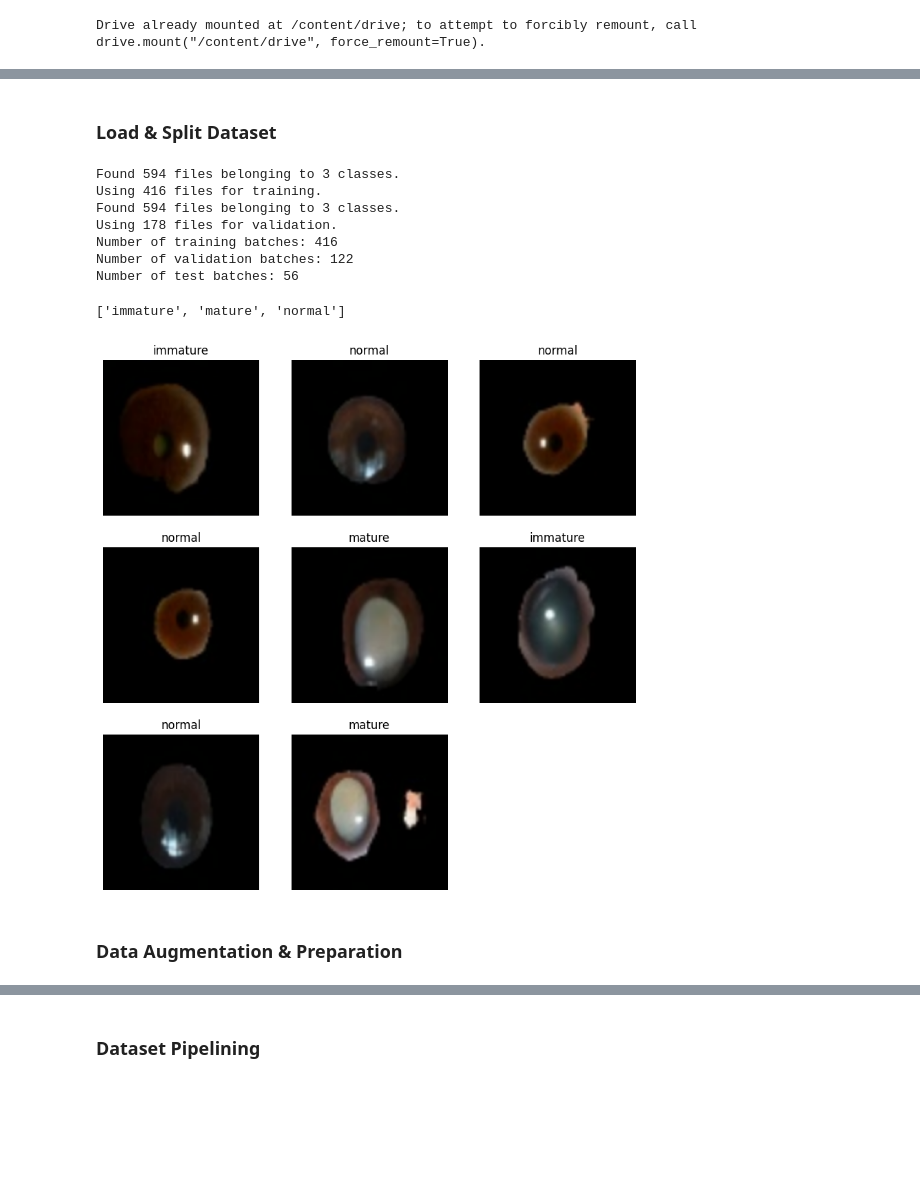
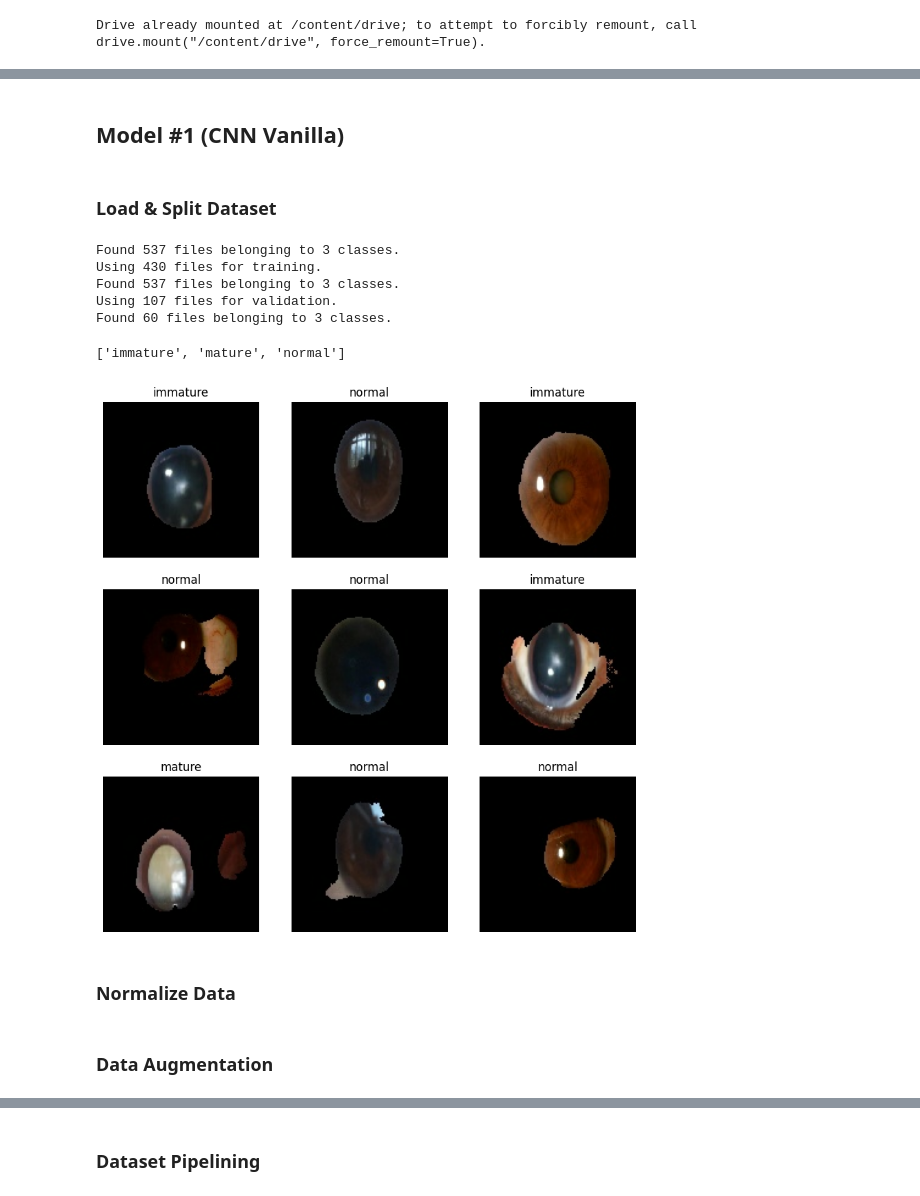
Before and after one commit to aimarabimanyu/Sistem-Diagnosa-Katarak-CNN-UNET, a Jupyter notebook: classification_model.ipynb, the cells around one changed output, grey strips where cells are left out. Saved outputs shown, nothing was run; the diff lists cells and outputs as text; code cells hidden in the pictures; blank space fills up the shorter version.

Commit message:
new improved model, hot fix on model_inference.py

```diff
--- a/classification_model.ipynb
+++ b/classification_model.ipynb
@@ -29,25 +29,28 @@ print("Num GPUs Available: ", len(tf.config.experimental.list_physical_devices('
 Num GPUs Available:  1
 # %%
 # Set Parameters
-DATASET_DIR = "/content/drive/MyDrive/Skripsi/v_0.0.2/datasets/classification_datasets/roboflow_cataract_segmented/"
-TEST_PREDICT_DIR = "/content/drive/MyDrive/Skripsi/v_0.0.2/datasets/test_predict/"
-SAVE_MODEL_PATH = '/content/drive/MyDrive/Skripsi/v_0.0.2/models/classification_model_2/'
+TRAIN_DATASET_DIR = "/content/drive/MyDrive/Skripsi/v_0.0.2/datasets/classification_datasets/roboflow_cataract_segmented_128_split/train/"
+TEST_DATASET_DIR = "/content/drive/MyDrive/Skripsi/v_0.0.2/datasets/classification_datasets/roboflow_cataract_segmented_128_split/test/"
+TEST_PREDICT_DIR = "/content/drive/MyDrive/Skripsi/v_0.0.2/datasets/test_predict_seg/"
+SAVE_MODEL_PATH = '/content/drive/MyDrive/Skripsi/v_0.0.2/models/classification_model_1/'
 
-BATCH_SIZE = 8
-VAL_RATIO = 0.3
-SHUFFLE_BUFFER_SIZE = 1100
+BATCH_SIZE = 32
+VAL_RATIO = 0.2
+SHUFFLE_BUFFER_SIZE = 1000
 
 IMG_HEIGHT = 128
 IMG_WIDTH = 128
 
 SHUFFLE_VALUE = True
 AUTOTUNE = tf.data.AUTOTUNE
+# %% [markdown]
+## Model #1 (CNN Vanilla)
 # %% [markdown]
 ### Load & Split Dataset
 # %%
-# Make Train Dataset
+# Create Training Dataset
 train_ds = keras.utils.image_dataset_from_directory(
-    directory=DATASET_DIR,
+    directory=TRAIN_DATASET_DIR,
     validation_split=VAL_RATIO,
     subset="training",
     seed=123,
@@ -56,9 +59,9 @@ train_ds = keras.utils.image_dataset_from_directory(
     shuffle=SHUFFLE_VALUE,
 )
 
-# Make Validation Dataset
+# Create Validation Dataset
 val_ds = keras.utils.image_dataset_from_directory(
-    directory=DATASET_DIR,
+    directory=TRAIN_DATASET_DIR,
     validation_split=VAL_RATIO,
     subset="validation",
     seed=123,
@@ -67,36 +70,34 @@ val_ds = keras.utils.image_dataset_from_directory(
     shuffle=SHUFFLE_VALUE,
 )
 
-# Make Test Dataset
-val_batches = tf.data.experimental.cardinality(val_ds)
-test_ds = val_ds.take(val_batches // 3)
-val_ds = val_ds.skip(val_batches // 3)
-
-# Print Dataset Information
-print(f'Number of training batches: {len(np.concatenate([i for x, i in train_ds]))}')
-print(f'Number of validation batches: {len(np.concatenate([i for x, i in val_ds]))}')
-print(f'Number of test batches: {len(np.concatenate([i for x, i in test_ds]))}')
+# Create Testing Dataset
+test_ds = keras.utils.image_dataset_from_directory(
+    directory=TEST_DATASET_DIR,
+    image_size=(IMG_HEIGHT, IMG_WIDTH),
+    batch_size=BATCH_SIZE,
+    shuffle=SHUFFLE_VALUE,
+)
 # %% [output]
-Found 594 files belonging to 3 classes.
-Using 416 files for training.
-Found 594 files belonging to 3 classes.
-Using 178 files for validation.
-Number of training batches: 416
-Number of validation batches: 122
-Number of test batches: 56
+Found 537 files belonging to 3 classes.
+Using 430 files for training.
+Found 537 files belonging to 3 classes.
+Using 107 files for validation.
+Found 60 files belonging to 3 classes.
 # %%
 # Return Class Names from Dataset
 class_names = train_ds.class_names
 print(class_names)
 
 # Visualize Classification Dataset
 plt.figure(figsize=(10, 10))
 for images, labels in train_ds.take(1):
-    for i in range(BATCH_SIZE):
+    for i in range(9):
         ax = plt.subplot(3, 3, i + 1)
         plt.imshow(images[i].numpy().astype("uint8"))
         plt.title(class_names[labels[i]])
         plt.axis("off")
 # %% [output]
 ['immature', 'mature', 'normal']
-[figure, old version]
+[figure, new version]
+# %% [markdown]
+### Normalize Data
@@ -103,3 +114,3 @@ for images, labels in train_ds.take(1):
 # %% [markdown]
-### Data Augmentation & Preparation
+### Data Augmentation
 # %%
```
Also changed, not shown: parts of 22 cells of this notebook, 13 other files.
